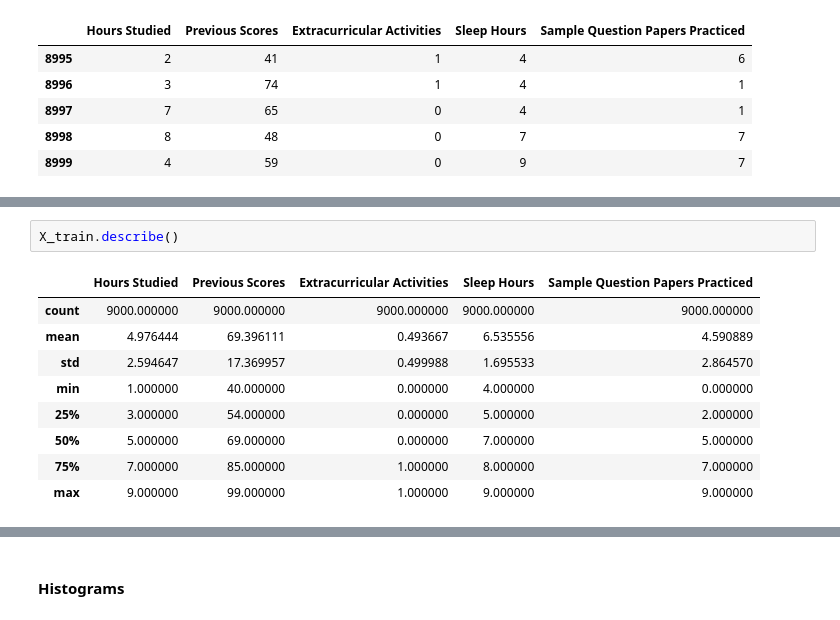
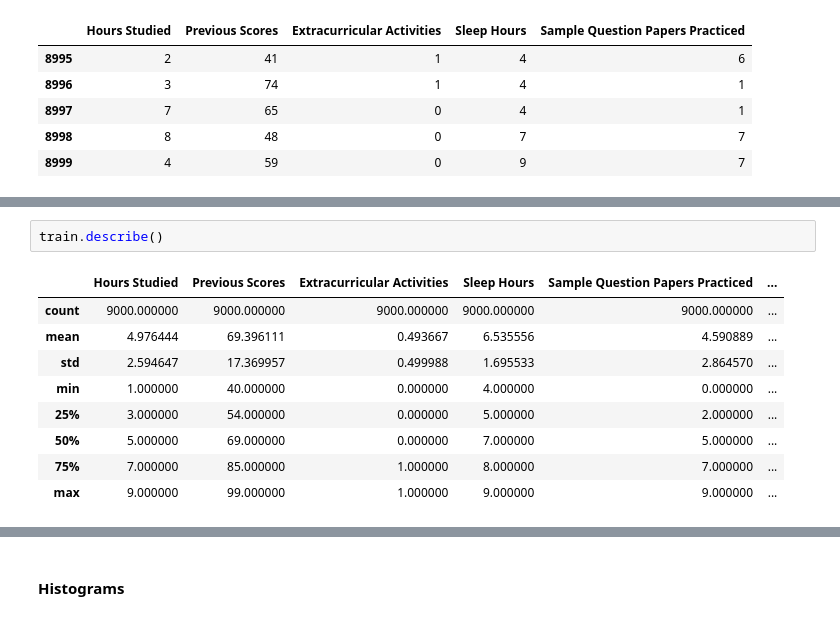
Before and after one commit to DinhXuanKhuong/Linear-Regression-using-Normal-Equation, a Jupyter notebook: P03.23127398.ipynb, the cells around one changed output, grey strips where cells are left out. Saved outputs shown, nothing was run; the diff lists cells and outputs as text.

```diff
--- a/P03.23127398.ipynb
+++ b/P03.23127398.ipynb
@@ -209,12 +214,12 @@ memory usage: 70.4 KB
 # %%
-X_train.describe()
+train.describe()
 # %% [output]
-|  | Hours Studied | Previous Scores | Extracurricular Activities | Sleep Hours | Sample Question Papers Practiced |
-| count | 9000.000000 | 9000.000000 | 9000.000000 | 9000.000000 | 9000.000000 |
-| mean | 4.976444 | 69.396111 | 0.493667 | 6.535556 | 4.590889 |
-| std | 2.594647 | 17.369957 | 0.499988 | 1.695533 | 2.864570 |
-| min | 1.000000 | 40.000000 | 0.000000 | 4.000000 | 0.000000 |
-| 25% | 3.000000 | 54.000000 | 0.000000 | 5.000000 | 2.000000 |
-| 50% | 5.000000 | 69.000000 | 0.000000 | 7.000000 | 5.000000 |
-| 75% | 7.000000 | 85.000000 | 1.000000 | 8.000000 | 7.000000 |
-| max | 9.000000 | 99.000000 | 1.000000 | 9.000000 | 9.000000 |
+|  | Hours Studied | Previous Scores | Extracurricular Activities | Sleep Hours | Sample Question Papers Practiced | ... |
+| count | 9000.000000 | 9000.000000 | 9000.000000 | 9000.000000 | 9000.000000 | ... |
+| mean | 4.976444 | 69.396111 | 0.493667 | 6.535556 | 4.590889 | ... |
+| std | 2.594647 | 17.369957 | 0.499988 | 1.695533 | 2.864570 | ... |
+| min | 1.000000 | 40.000000 | 0.000000 | 4.000000 | 0.000000 | ... |
+| 25% | 3.000000 | 54.000000 | 0.000000 | 5.000000 | 2.000000 | ... |
+| 50% | 5.000000 | 69.000000 | 0.000000 | 7.000000 | 5.000000 | ... |
+| 75% | 7.000000 | 85.000000 | 1.000000 | 8.000000 | 7.000000 | ... |
+| max | 9.000000 | 99.000000 | 1.000000 | 9.000000 | 9.000000 | ... |
```
Also changed, not shown: parts of 56 cells of this notebook.
